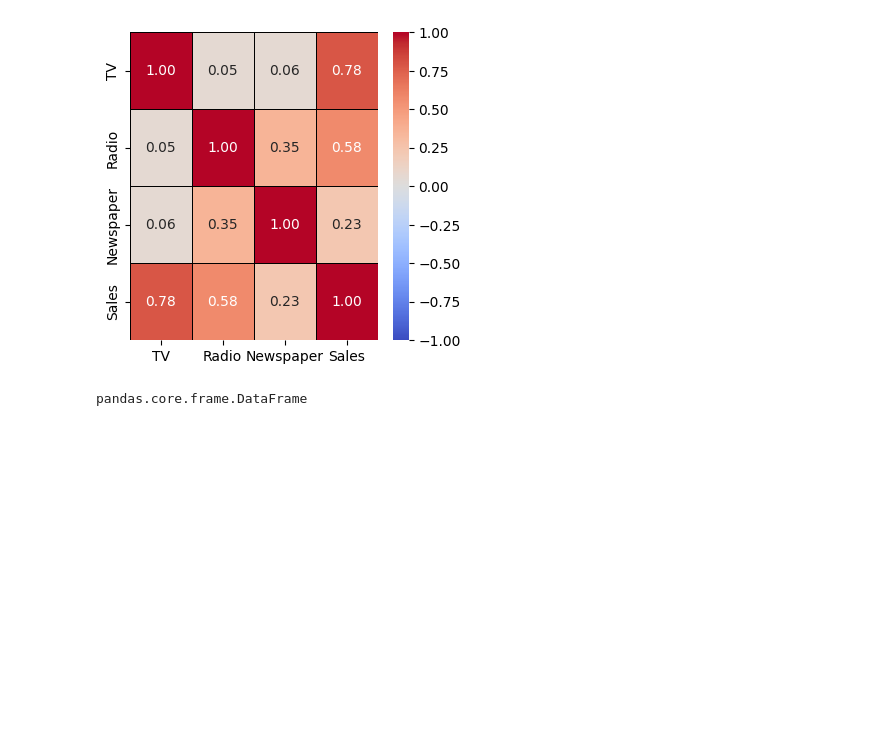
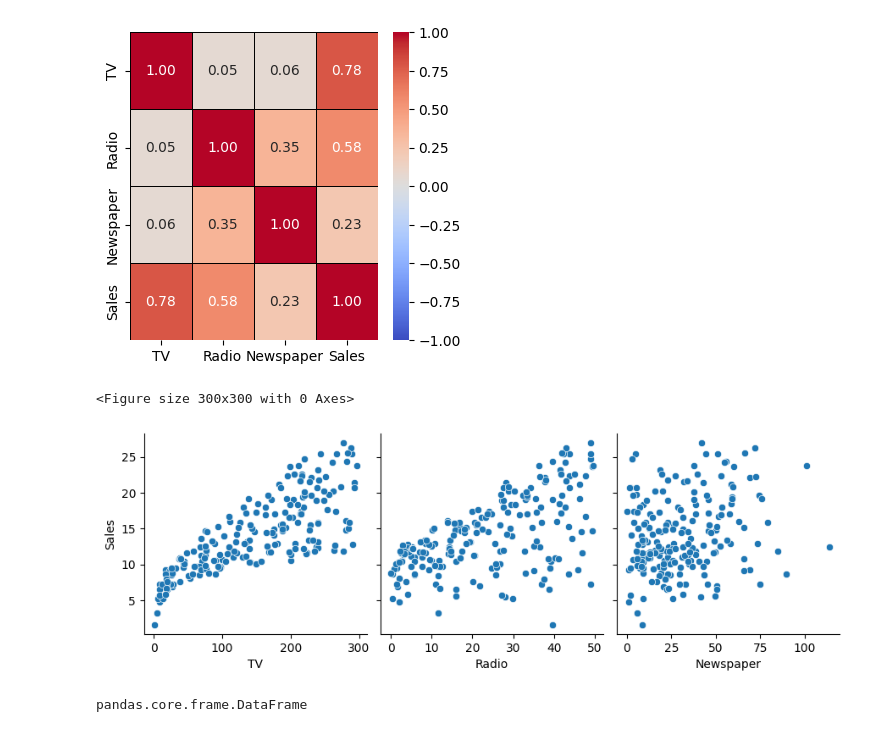
Before and after one commit to NaveenShetter1/Machine-Leaning-Notebooks, a Jupyter notebook: LinearRegressionbyRobustscaler.ipynb, the cells around one changed output. Drawn from its saved outputs; the diff is of its cells as text; code cells hidden in the pictures; blank space fills up the shorter version.

```diff
--- a/LinearRegressionbyRobustscaler.ipynb
+++ b/LinearRegressionbyRobustscaler.ipynb
@@ -44,6 +44,15 @@ plt.show()
 [figure]
 # %%
 # here if you see sales and tv has highest correlation
+# %%
+plt.figure(figsize=(3,3))
+
+sns.pairplot(data=df,x_vars=['TV','Radio','Newspaper'],y_vars=['Sales'],kind='scatter',height=3)
+
+plt.show()
+# %% [output]
+<Figure size 300x300 with 0 Axes>
+[figure, added]
 # %%
 x=df[['TV']]
 y=df[['Sales']]
```
